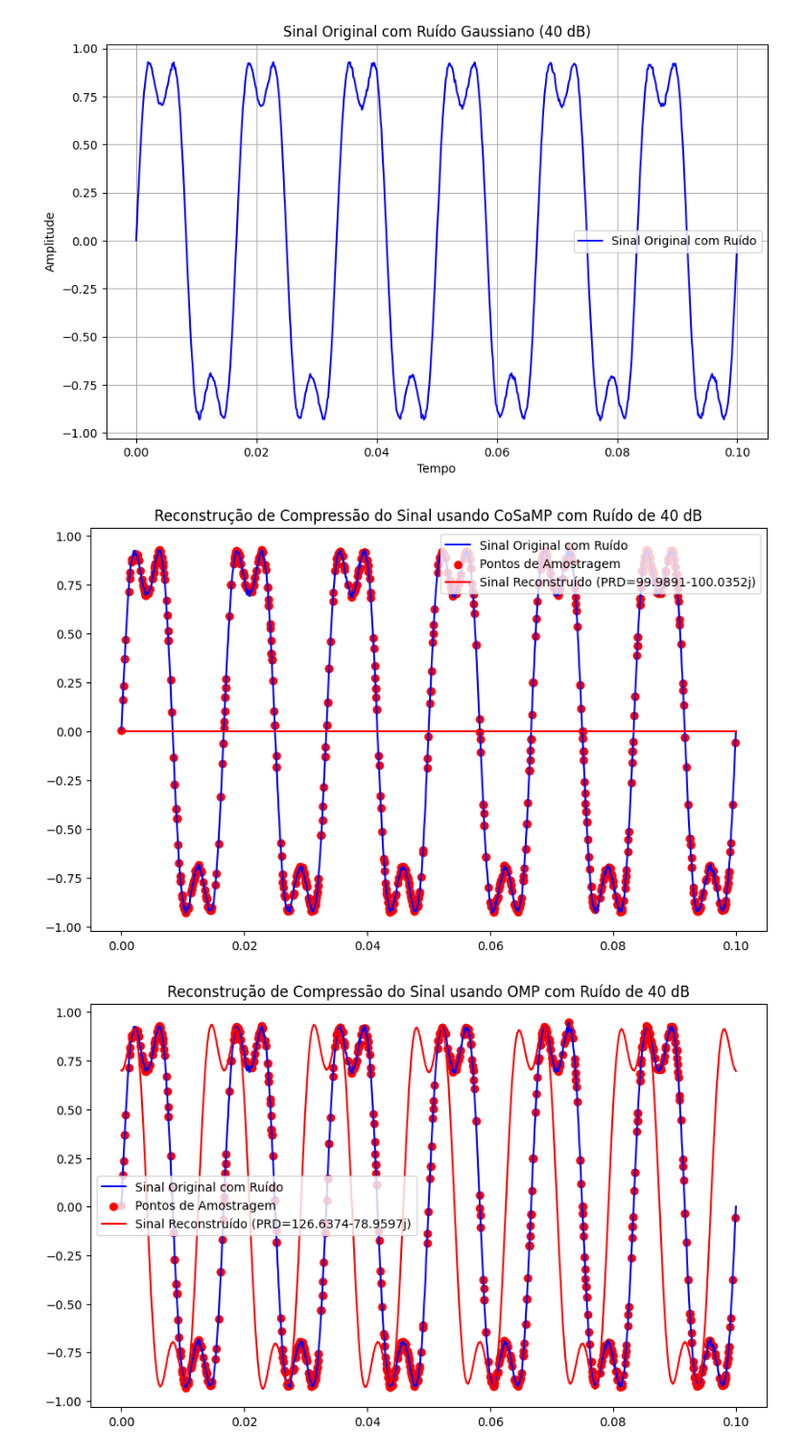
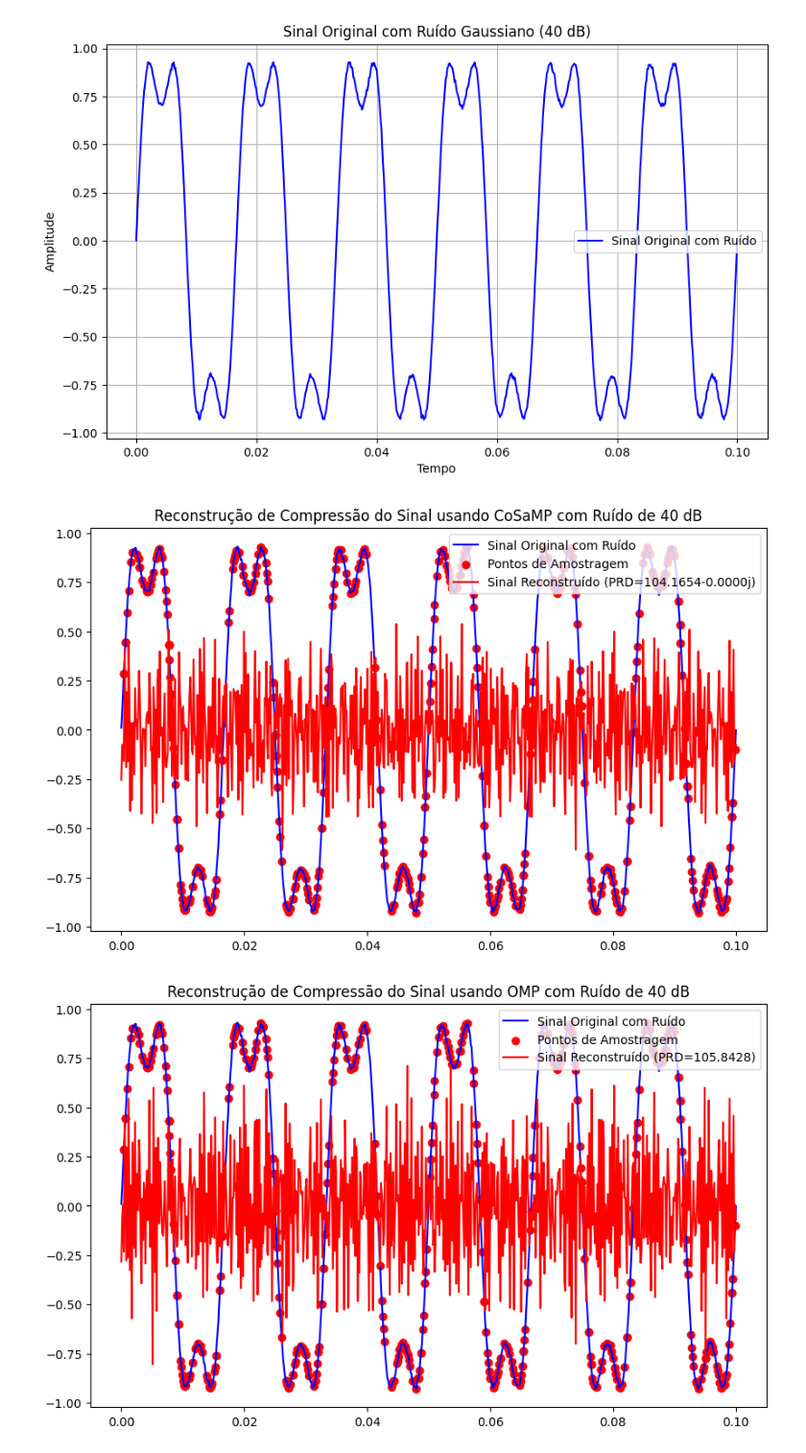
Before and after one commit to AugustoBonifacio001/AugustoBonifacio001, a Jupyter notebook: função_OMP_CoSaMP.ipynb, the cells around one changed output. Shown at 96% size. Drawn from its saved outputs; the diff is of its cells as text; code cells hidden in the pictures.

```diff
--- a/função_OMP_CoSaMP.ipynb
+++ b/função_OMP_CoSaMP.ipynb
@@ -207,7 +207,7 @@ from sklearn.linear_model import OrthogonalMatchingPursuit
 import scipy
 
 
-def cosamp(Phi, u, s, tol=1e-10, max_iter= 500):
+def cosamp(Phi, u, s, tol=1e-10, max_iter= 10):
     max_iter -= 1
     num_precision = 1e-12
     a = np.zeros(Phi.shape[1])
@@ -236,7 +236,7 @@ def calculate_mse(original, reconstructed):
     return 100 * np.sqrt(np.sum((original - reconstructed)**2) / np.sum((original)**2))
 
 
-n = 10*128
+n = 6*128
 t = np.linspace(0.0, 0.1, num=n)
 f1 = 60
 f2 = 180
@@ -254,38 +254,38 @@ ruido_gaussiano = np.random.normal(media_ruido, desvio_padrao_ruido, len(x))
 x_com_ruido = x + ruido_gaussiano
 
 Phi = np.fft.fft(np.eye(n, n))
-CPhi = np.imag(Phi[amostras_aleatorias, :])
+CPhi = np.real(Phi[amostras_aleatorias, :])
 
 # Executar o algoritmo CoSaMP
 s_reconstruido_cosamp = cosamp(CPhi, y, 10)
 x_rec_cosamp = np.dot(Phi, s_reconstruido_cosamp)
 mse_cosamp = calculate_mse(x, x_rec_cosamp)
 
 # Plotar resultado do CoSaMP
 plt.figure(figsize=(10, 6))
 plt.plot(t, x_com_ruido, 'b', label='Sinal Original com Ruído')
 plt.scatter(t[amostras_aleatorias], x_com_ruido[amostras_aleatorias], color='red', label='Pontos de Amostragem')
 plt.plot(t, x_rec_cosamp, 'r', label=f'Sinal Reconstruído (PRD={mse_cosamp:.4f})')
 plt.title('Reconstrução de Compressão do Sinal usando CoSaMP com Ruído de 40 dB')
 plt.legend()
 plt.show()
 
 # Executar o algoritmo OMP
 s_reconstruido = omp(CPhi, y, 10)
-x_rec = np.dot(Phi, s_reconstruido)
+x_rec = np.real(np.dot(Phi, s_reconstruido))
 mse_omp = calculate_mse(x, x_rec)
 
 # Plotar resultado do OMP
 plt.figure(figsize=(10, 6))
 plt.plot(t, x_com_ruido, 'b', label='Sinal Original com Ruído')
 plt.scatter(t[amostras_aleatorias], x_com_ruido[amostras_aleatorias], color='red', label='Pontos de Amostragem')
 plt.plot(t, x_rec, 'r', label=f'Sinal Reconstruído (PRD={mse_omp:.4f})')
 plt.title('Reconstrução de Compressão do Sinal usando OMP com Ruído de 40 dB')
 plt.legend()
 plt.show()
 # %% [output]
-[figure, old version]
+[figure, new version]
-[figure, old version]
+[figure, new version]
 # %%
 import numpy as np
 import matplotlib.pyplot as plt
```
Also changed, not shown: parts of 1 cell of this notebook.
